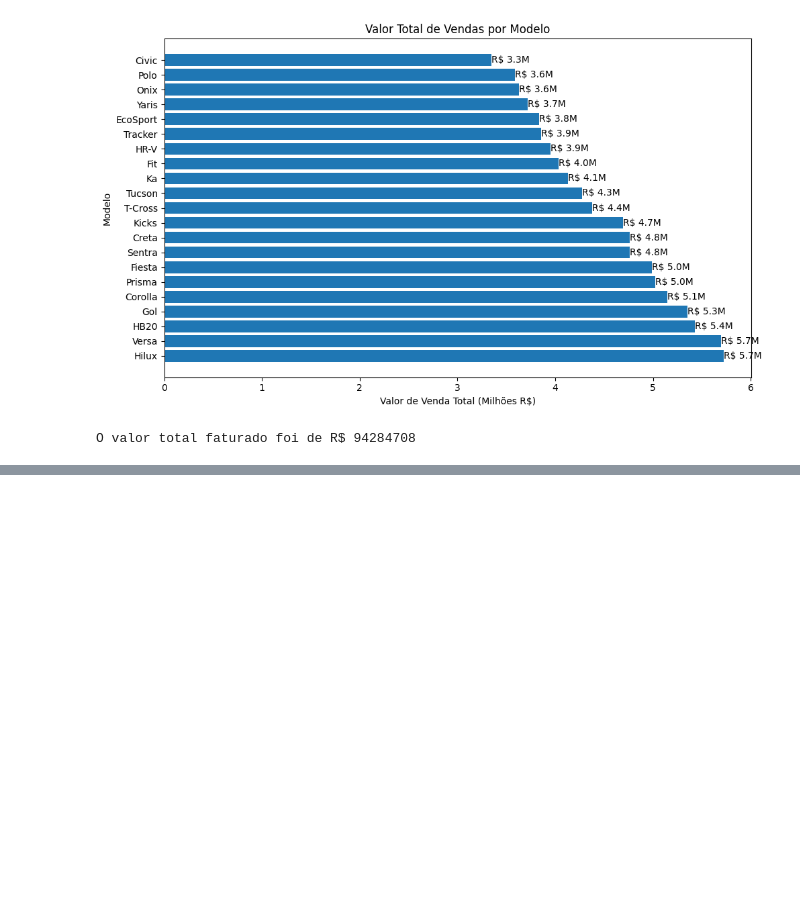
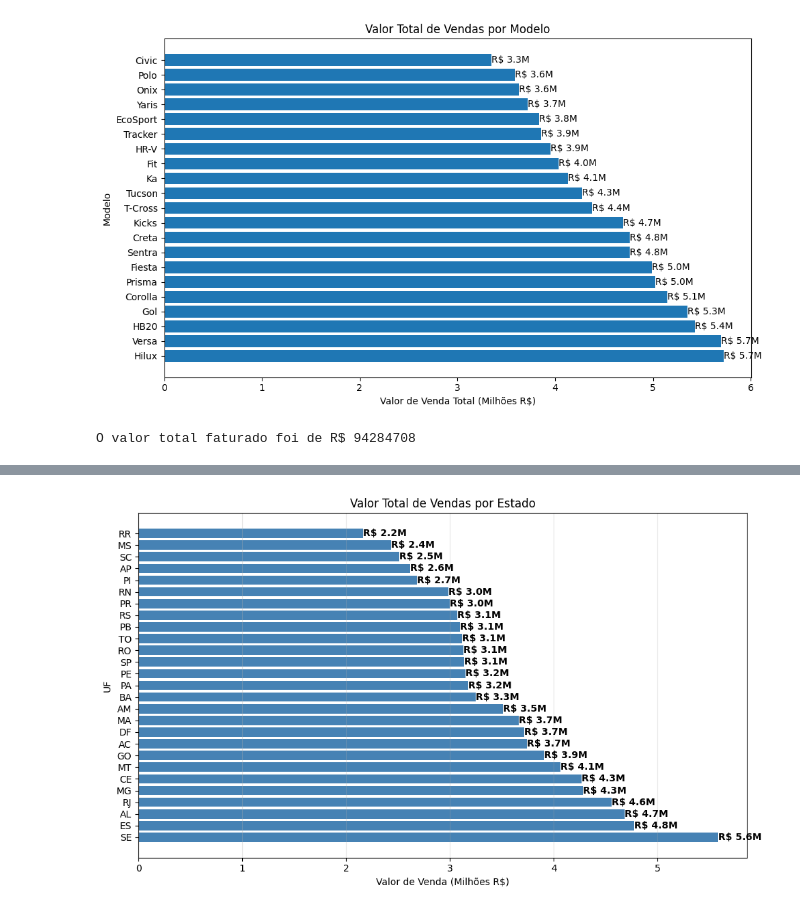
Before and after one commit to DanielBorbafs/adventury_motors, a Jupyter notebook: notebook/analise_vendas.ipynb, the cells around one changed output, grey strips where cells are left out. Saved outputs shown, nothing was run; the diff lists cells and outputs as text; code cells hidden in the pictures; blank space fills up the shorter version.

Commit message:
feat:  analise de vendas concluídas 📈

```diff
--- a/notebook/analise_vendas.ipynb
+++ b/notebook/analise_vendas.ipynb
@@ -290,3 +290,12 @@ valor_faturado = df_vendas['valor_venda'].sum()
 print(f"O valor total faturado foi de R$ {valor_faturado}")
 # %% [output]
 O valor total faturado foi de R$ 94284708
+# %%
+# renomeando para fazer o merge com clientes
+df_clientes = df_clientes.rename(columns = {'id' : 'cliente_id'})
+# %%
+relatorio_vendas = pd.merge(relatorio_vendas, df_clientes, on='cliente_id', how='inner')
+# %%
+agrupando_uf =  relatorio_vendas.groupby('uf')['valor_venda'].sum().reset_index()
+agrupando_uf = agrupando_uf.sort_values(by='valor_venda', ascending=False)
+agrupando_uf.head()
@@ -292,0 +309,20 @@ O valor total faturado foi de R$ 94284708
+# %%
+
+plt.figure(figsize=(10, 6))
+bars = plt.barh(agrupando_uf['uf'], [v/1e6 for v in agrupando_uf['valor_venda']], color='steelblue')
+plt.xlabel('Valor de Venda (Milhões R$)')
+plt.ylabel('UF')
+plt.title('Valor Total de Vendas por Estado')
+plt.grid(axis='x', alpha=0.3)
+
+# Adicionar valores nas barras
+for bar in bars:
+    width = bar.get_width()
+    plt.text(width, bar.get_y() + bar.get_height()/2,
+             f'R$ {width:.1f}M',
+             ha='left', va='center', fontweight='bold')
+
+plt.tight_layout()
+plt.show()
+# %% [output]
+[figure, added]
```
Also changed, not shown: parts of 1 cell of this notebook.
